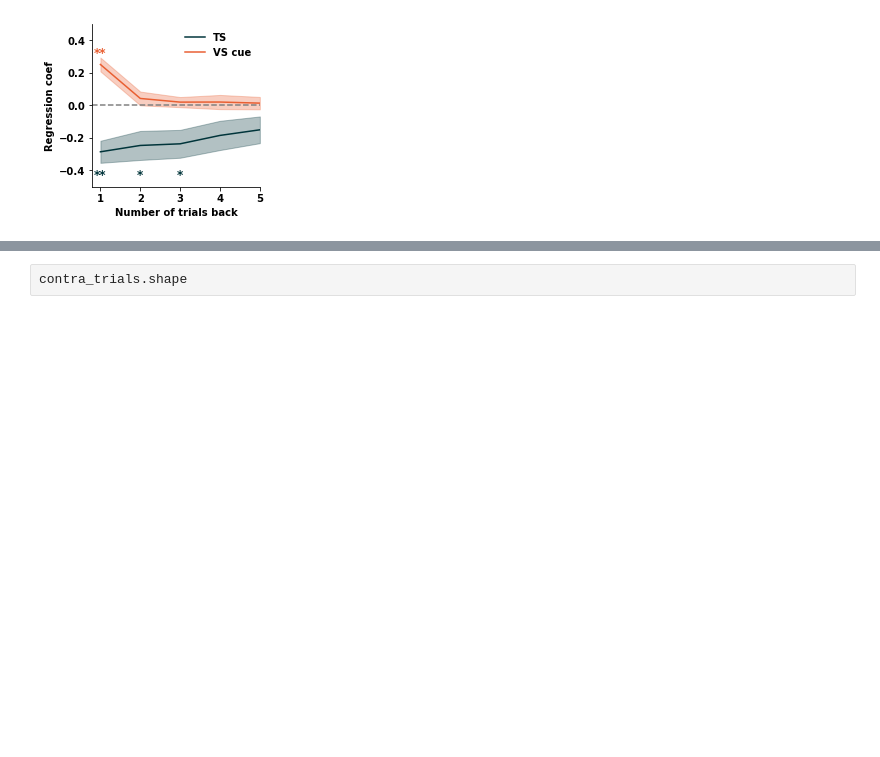
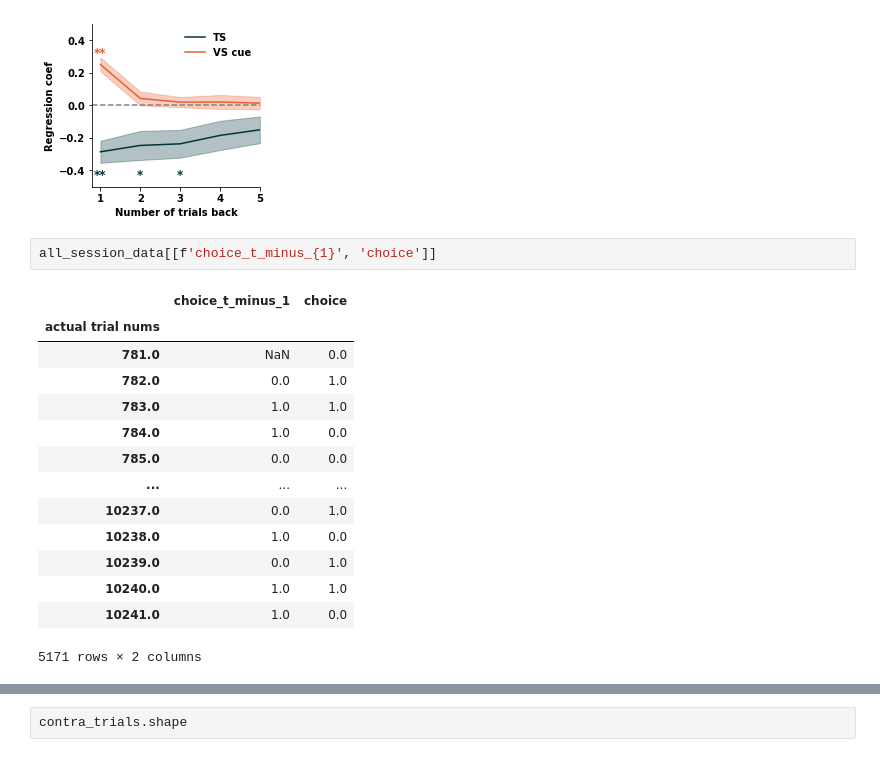
Before and after one commit to fgreenstreet/APE_paper, a Jupyter notebook: bias_analysis/bias_analysis_all_trials_APE_size_from_raw_across_mice.ipynb, the cells around one changed output, grey strips where cells are left out. Saved outputs shown, nothing was run; the diff lists cells and outputs as text; blank space fills up the shorter version.

```diff
--- a/bias_analysis/bias_analysis_all_trials_APE_size_from_raw_across_mice.ipynb
+++ b/bias_analysis/bias_analysis_all_trials_APE_size_from_raw_across_mice.ipynb
@@ -131,6 +133,23 @@ axs.set_xlim([0.8,5])
 axs.xaxis.set_major_locator(MaxNLocator(integer=True))
 # %% [output]
 [figure]
+# %%
+all_session_data[[f'choice_t_minus_{1}', 'choice']]
+# %% [output]
+|  | choice_t_minus_1 | choice |
+| actual trial nums |  |  |
+| 781.0 | NaN | 0.0 |
+| 782.0 | 0.0 | 1.0 |
+| 783.0 | 1.0 | 1.0 |
+| 784.0 | 1.0 | 0.0 |
+| 785.0 | 0.0 | 0.0 |
+| ... | ... | ... |
+| 10237.0 | 0.0 | 1.0 |
+| 10238.0 | 1.0 | 0.0 |
+| 10239.0 | 0.0 | 1.0 |
+| 10240.0 | 1.0 | 1.0 |
+| 10241.0 | 1.0 | 0.0 |
+5171 rows × 2 columns
 # %%
 test_for_coef_trend_against_zero_mulit_lag(coefs)
 # %% [output]
```
Also changed, not shown: parts of 4 cells of this notebook, 1 other file.
